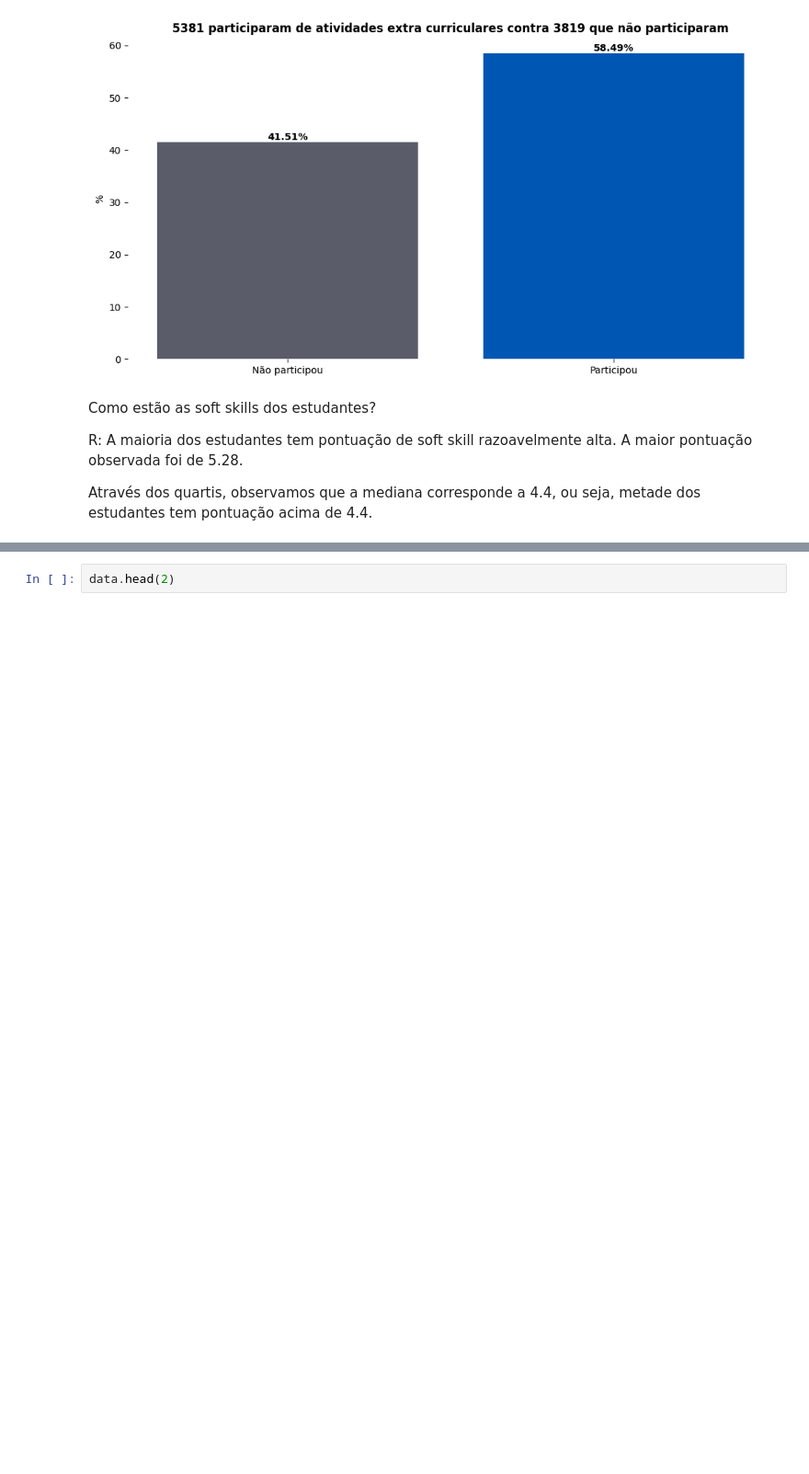
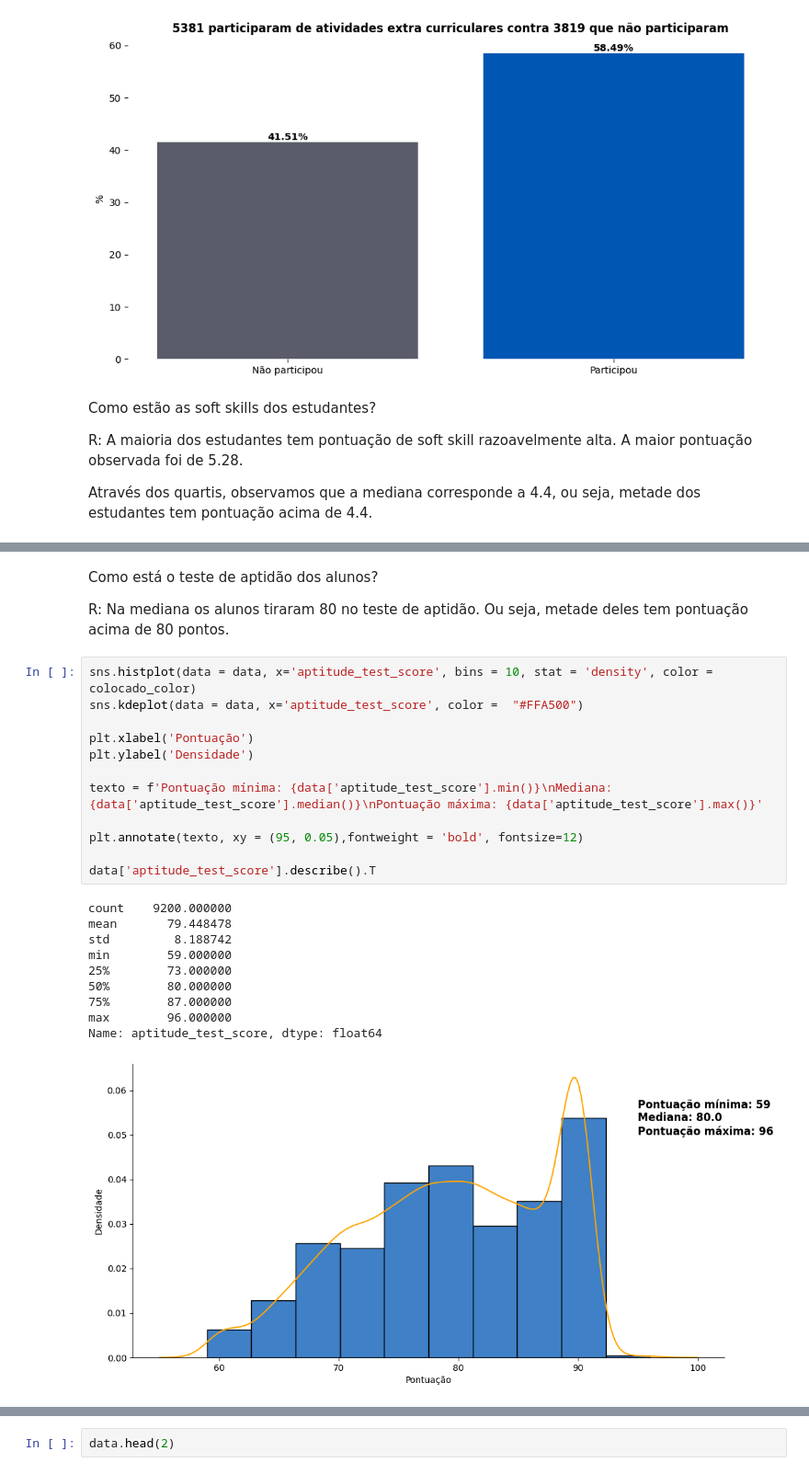
Before and after one commit to Alexandre-Esposte/JobProphet, a Jupyter notebook: notebooks/analise.ipynb, the cells around one changed output, grey strips where cells are left out. Shown: that part at 92% size. Cells and saved outputs as stored; diff of their text form; blank space fills up the shorter version.

```diff
--- a/notebooks/analise.ipynb
+++ b/notebooks/analise.ipynb
@@ -328,0 +333,27 @@ Name: soft_skills_rating, dtype: float64
+# %% [markdown]
+Como está o teste de aptidão dos alunos?
+
+R: Na mediana os alunos tiraram 80 no teste de aptidão. Ou seja, metade deles tem pontuação acima de 80 pontos.
+# %%
+sns.histplot(data = data, x='aptitude_test_score', bins = 10, stat = 'density', color = colocado_color)
+sns.kdeplot(data = data, x='aptitude_test_score', color =  "#FFA500")
+
+plt.xlabel('Pontuação')
+plt.ylabel('Densidade')
+
+texto = f'Pontuação mínima: {data['aptitude_test_score'].min()}\nMediana: {data['aptitude_test_score'].median()}\nPontuação máxima: {data['aptitude_test_score'].max()}'
+
+plt.annotate(texto, xy = (95, 0.05),fontweight = 'bold', fontsize=12)
+
+data['aptitude_test_score'].describe().T
+# %% [output]
+count    9200.000000
+mean       79.448478
+std         8.188742
+min        59.000000
+25%        73.000000
+50%        80.000000
+75%        87.000000
+max        96.000000
+Name: aptitude_test_score, dtype: float64
+[figure, added]
```
Also changed, not shown: parts of 10 cells of this notebook.
